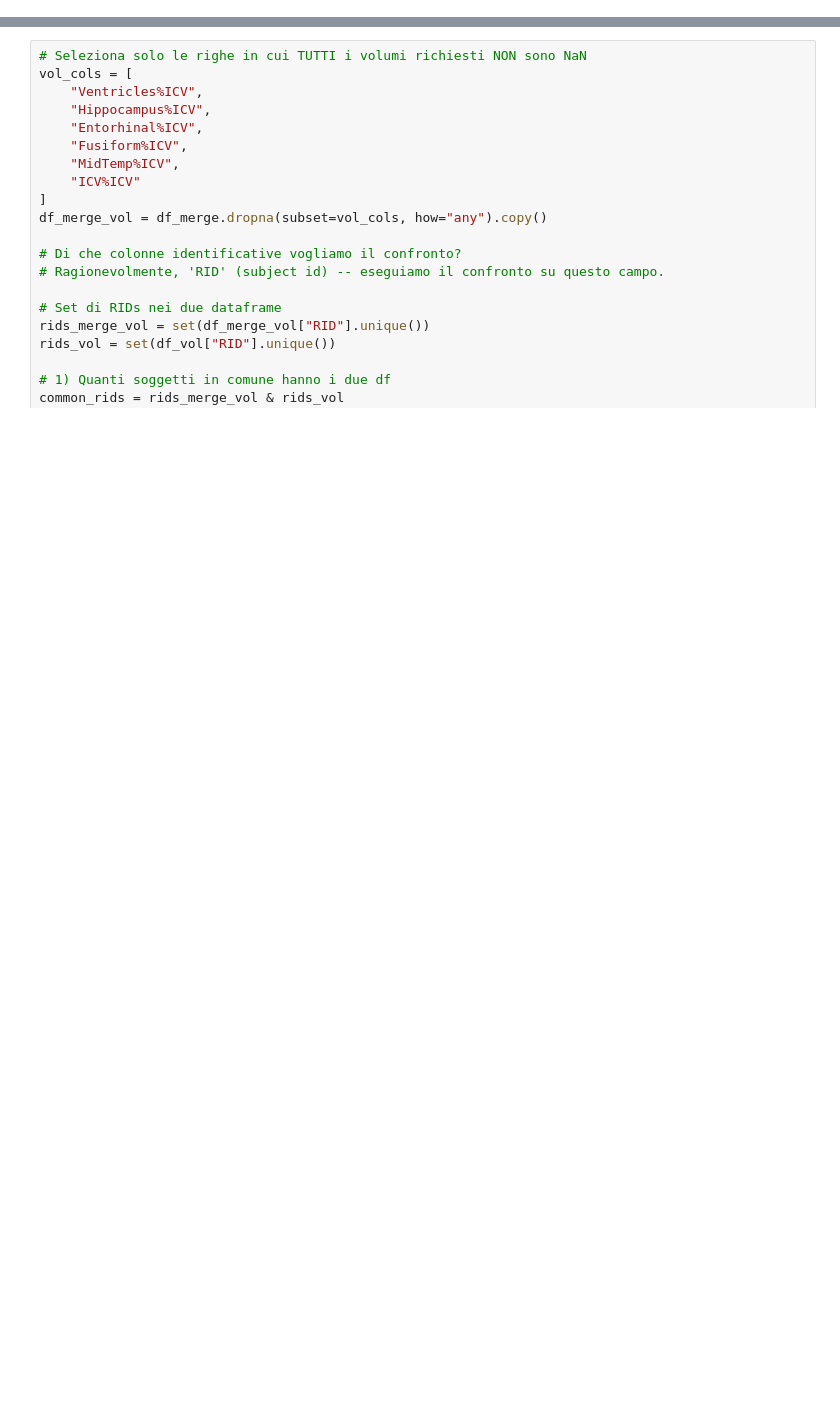
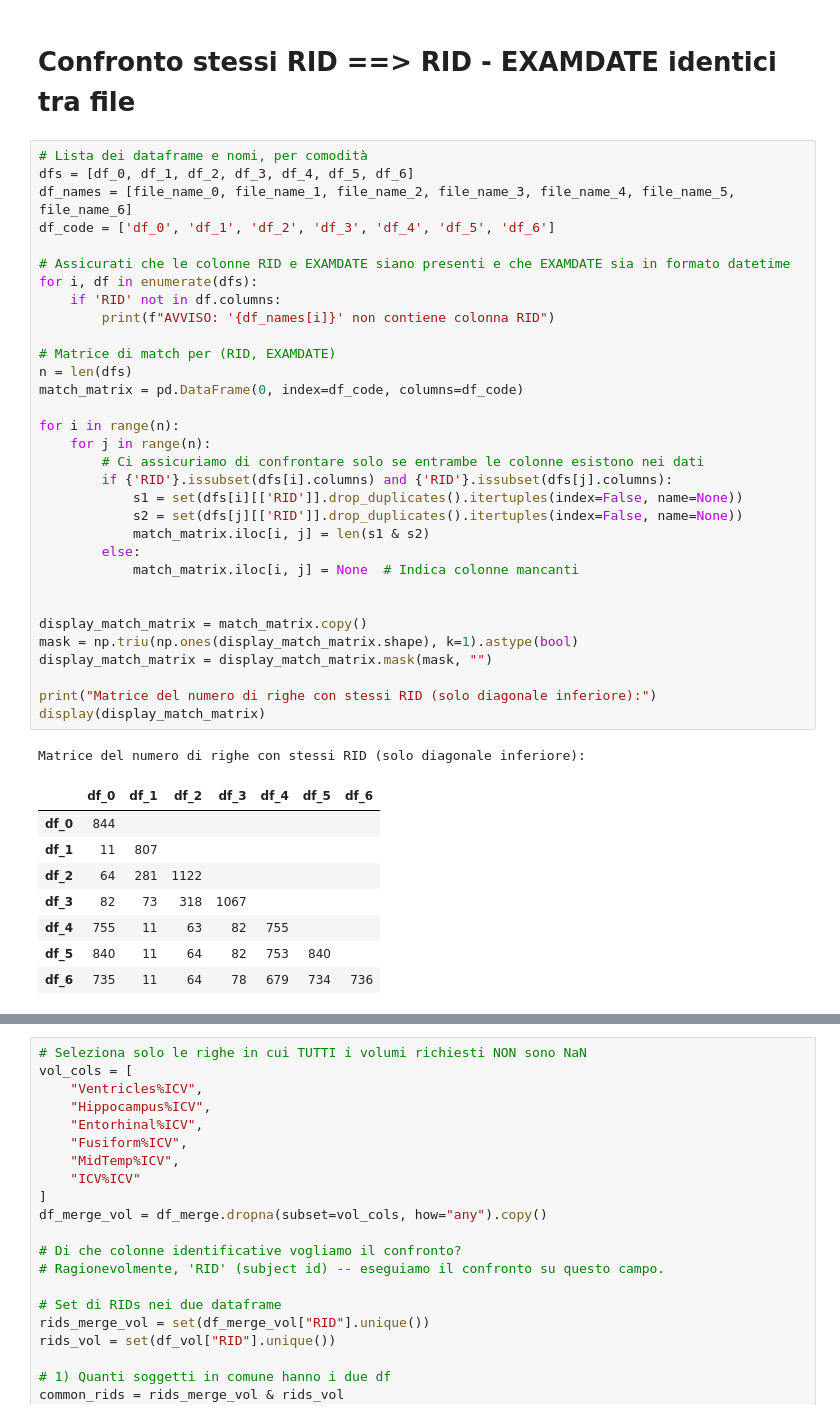
Before and after one commit to ifabfoundation/AIND, a Jupyter notebook: WP-2/Data_cleaning/merge_study.ipynb, the cells around one changed output, grey strips where cells are left out. Saved outputs shown, nothing was run; the diff lists cells and outputs as text; blank space fills up the shorter version.

```diff
--- a/WP-2/Data_cleaning/merge_study.ipynb
+++ b/WP-2/Data_cleaning/merge_study.ipynb
@@ -4,0 +83,44 @@ perchè potrebbero esserci altri file che riempiono questi buchi
+# %% [markdown]
+# Confronto stessi RID  ==> RID - EXAMDATE identici tra file
+# %%
+# Lista dei dataframe e nomi, per comodità
+dfs = [df_0, df_1, df_2, df_3, df_4, df_5, df_6]
+df_names = [file_name_0, file_name_1, file_name_2, file_name_3, file_name_4, file_name_5, file_name_6]
+df_code = ['df_0', 'df_1', 'df_2', 'df_3', 'df_4', 'df_5', 'df_6']
+
+# Assicurati che le colonne RID e EXAMDATE siano presenti e che EXAMDATE sia in formato datetime
+for i, df in enumerate(dfs):
+    if 'RID' not in df.columns:
+        print(f"AVVISO: '{df_names[i]}' non contiene colonna RID")
+
+# Matrice di match per (RID, EXAMDATE)
+n = len(dfs)
+match_matrix = pd.DataFrame(0, index=df_code, columns=df_code)
+
+for i in range(n):
+    for j in range(n):
+        # Ci assicuriamo di confrontare solo se entrambe le colonne esistono nei dati
+        if {'RID'}.issubset(dfs[i].columns) and {'RID'}.issubset(dfs[j].columns):
+            s1 = set(dfs[i][['RID']].drop_duplicates().itertuples(index=False, name=None))
+            s2 = set(dfs[j][['RID']].drop_duplicates().itertuples(index=False, name=None))
+            match_matrix.iloc[i, j] = len(s1 & s2)
+        else:
+            match_matrix.iloc[i, j] = None  # Indica colonne mancanti
+
+
+display_match_matrix = match_matrix.copy()
+mask = np.triu(np.ones(display_match_matrix.shape), k=1).astype(bool)
+display_match_matrix = display_match_matrix.mask(mask, "")
+
+print("Matrice del numero di righe con stessi RID (solo diagonale inferiore):")
+display(display_match_matrix)
+# %% [output]
+Matrice del numero di righe con stessi RID (solo diagonale inferiore):
+|  | df_0 | df_1 | df_2 | df_3 | df_4 | df_5 | df_6 |
+| df_0 | 844 |  |  |  |  |  |  |
+| df_1 | 11 | 807 |  |  |  |  |  |
+| df_2 | 64 | 281 | 1122 |  |  |  |  |
+| df_3 | 82 | 73 | 318 | 1067 |  |  |  |
+| df_4 | 755 | 11 | 63 | 82 | 755 |  |  |
+| df_5 | 840 | 11 | 64 | 82 | 753 | 840 |  |
+| df_6 | 735 | 11 | 64 | 78 | 679 | 734 | 736 |
```
Also changed, not shown: parts of 23 cells of this notebook.
